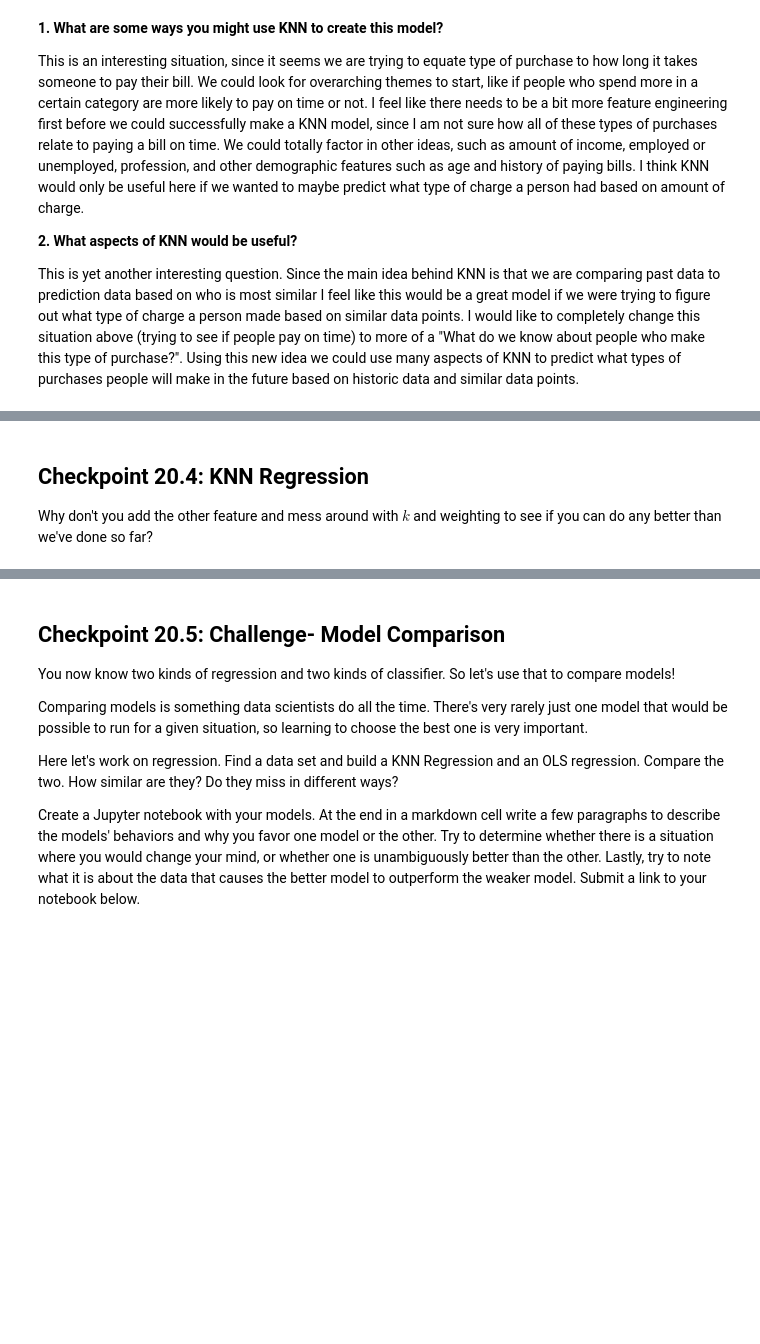
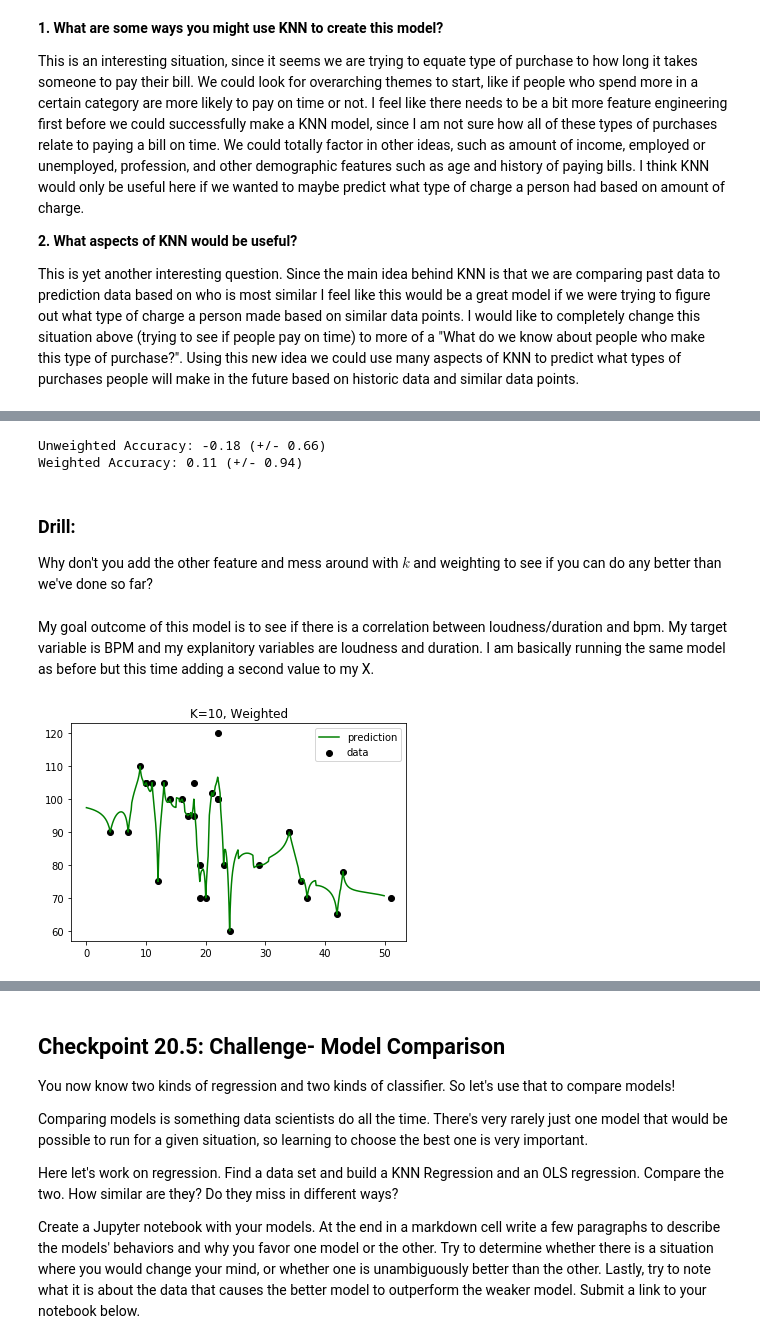
Before and after one commit to SteeleAlloy/thinkful_assignments, a Jupyter notebook: sl_similarity_models.ipynb, the cells around one changed output, grey strips where cells are left out. Saved outputs shown, nothing was run; the diff lists cells and outputs as text; code cells hidden in the pictures; blank space fills up the shorter version.

```diff
--- a/sl_similarity_models.ipynb
+++ b/sl_similarity_models.ipynb
@@ -244,4 +306,33 @@ This is yet another interesting question. Since the main idea behind KNN is that
+# %%
+from sklearn.model_selection import cross_val_score
+score = cross_val_score(knn, X, Y, cv=5)
+print("Unweighted Accuracy: %0.2f (+/- %0.2f)" % (score.mean(), score.std() * 2))
+score_w = cross_val_score(knn_w, X, Y, cv=5)
+print("Weighted Accuracy: %0.2f (+/- %0.2f)" % (score_w.mean(), score_w.std() * 2))
+# %% [output]
+Unweighted Accuracy: -0.18 (+/- 0.66)
+Weighted Accuracy: 0.11 (+/- 0.94)
 # %% [markdown]
-## Checkpoint 20.4: KNN Regression
-
+### Drill:
 Why don't you add the other feature and mess around with $k$ and weighting to see if you can do any better than we've done so far?
+# %% [markdown]
+My goal outcome of this model is to see if there is a correlation between loudness/duration and bpm. My target variable is BPM and my explanitory variables are loudness and duration. I am basically running the same model as before but this time adding a second value to my X.
+# %%
+# Playing around with the K (changing from 10 to 5)
+knn_w2 = neighbors.KNeighborsRegressor(n_neighbors=5, weights='distance')
+X = pd.DataFrame(music.loudness)
+Y = music.bpm
+knn_w2.fit(X, Y)
+
+# Set up our prediction line.
+T = np.arange(0, 50, 0.1)[:, np.newaxis]
+
+Y_ = knn_w2.predict(T)
+
+plt.scatter(X, Y, c='k', label='data')
+plt.plot(T, Y_, c='g', label='prediction')
+plt.legend()
+plt.title('K=10, Weighted')
+plt.show()
+# %% [output]
+[figure, added]
```
Also changed, not shown: parts of 7 cells of this notebook.
